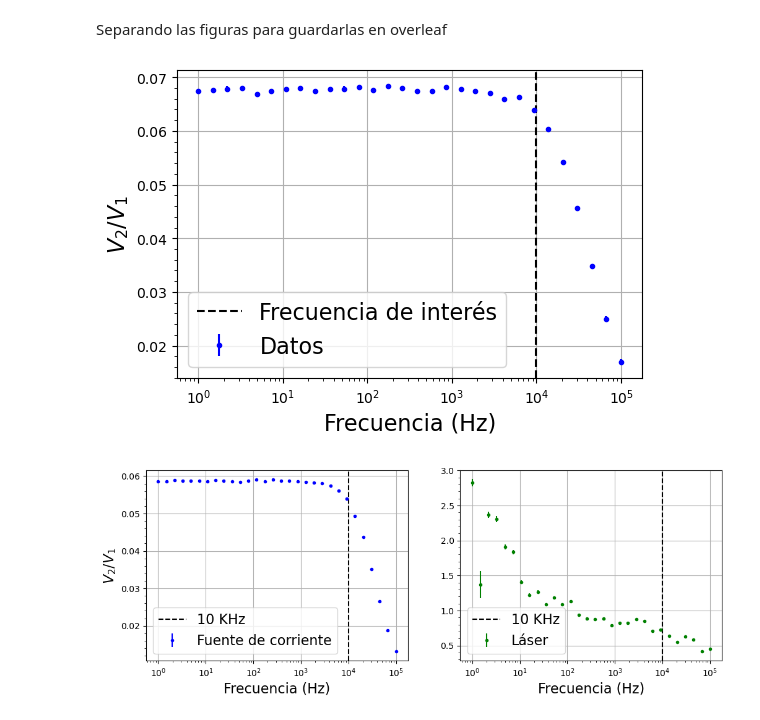
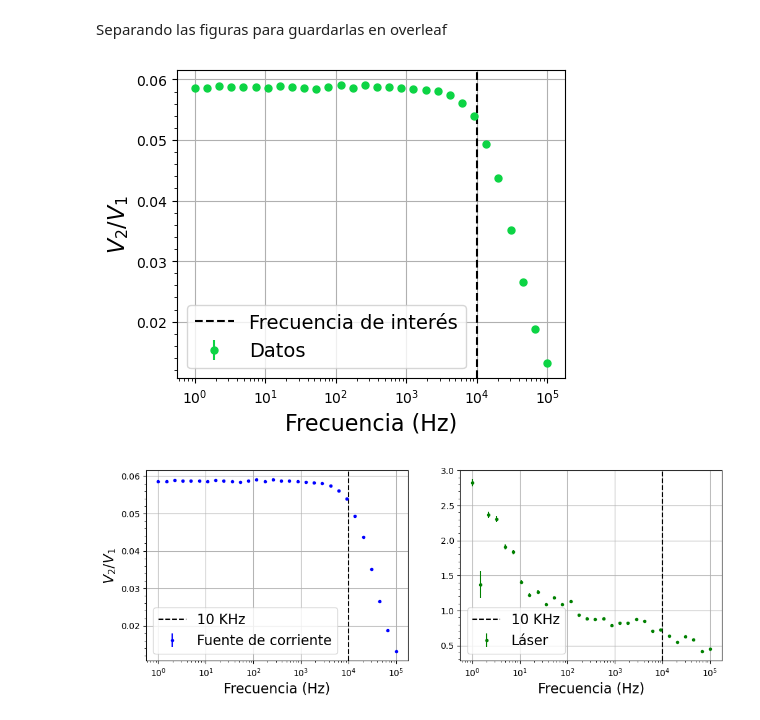
Before and after one commit to DelManuel/Magnetometro-optico, a Jupyter notebook: códigos/analisis_barrido_frecuencia.ipynb, the cells around one changed output. Drawn from its saved outputs; the diff is of its cells as text; code cells hidden in the pictures.

```diff
--- a/códigos/analisis_barrido_frecuencia.ipynb
+++ b/códigos/analisis_barrido_frecuencia.ipynb
@@ -172,40 +172,40 @@ plt.show()
 # %% [markdown]
 Separando las figuras para guardarlas en overleaf
 # %%
-fig, ax = plt.subplots(nrows = 1,ncols = 1, figsize=(6,4))
-file_name = f"../mediciones/D.D/Fuente de corriente/San Damian/Barrido sinusoidal.pickle"
+fig, ax = plt.subplots(nrows = 1,ncols = 1, figsize=(5,4))
+file_name = f"../mediciones/D.D/Fuente de corriente/Protoboard/Barrido sinusoidal 02-06.pickle"
 f, t1, V1, t2, V2, amp1, amp2, amp1_err, amp2_err= cargar_datos(file_name)
 amp1, amp1_err = ajustar_sinusoidales(t1, V1, f, graficar = False)
 # print("cambié de medicion")
 amp2, amp2_err = ajustar_sinusoidales(t2, V2, f, graficar = False)
 T = amp2/amp1
 T_err = T*np.sqrt((amp1_err/amp1)**2+(amp2_err/amp2)**2)
 
 y_min_lim = 0
 
-ax.errorbar(f, T, yerr = T_err, label= "Datos", color = "b", fmt = ".")
+ax.errorbar(f, T, yerr = T_err, label= "Datos", color = "#0cd444", fmt = ".", ms = 10)
 # ax.hlines(max(T)*0.7, xmin = 1, xmax =10e4, ls = "--", color = "k")
 if i == 0:
 
     y_max_lim = 0.07
 
 else:
     y_max_lim = 5
 
 
 # ax.set_ylim(y_min_lim,y_max_lim)
 ax.axvline(10000, ymin = 0, ymax = 1, ls = "--", label = "Frecuencia de interés", c = "k")
 
 # ax.set_xlim(10-1, max(f)+10000)
-ax.set_xlabel('Frecuencia (Hz)')
-ax.set_ylabel('$V_2/V_1$')
+ax.set_xlabel('Frecuencia (Hz)', fontsize = 16)
+ax.set_ylabel('$V_2/V_1$', fontsize = 16)
 ax.set_xscale("log")
-ax.legend(loc = "lower left")
+ax.legend(loc = "lower left", fontsize = 14)
 labels_savefig = ["Fuente de corriente", "Láser"]
 # plt.savefig(f'../imagenes/{labels_savefig[i]}/Frecuencia {labels_savefig[i]}.svg')
 plt.show()
 # %% [output]
-[figure, old version]
+[figure, new version]
 # %%
 carpetas = ["Fuente de corriente", "Tiempo de respuesta del laser"] # La R del fotodiodo era de 50 Ohm para las que no se aclara
 fechas = ["02-06", "12-06 2"]
```
Also changed, not shown: parts of 1 cell of this notebook, 3 other files.
